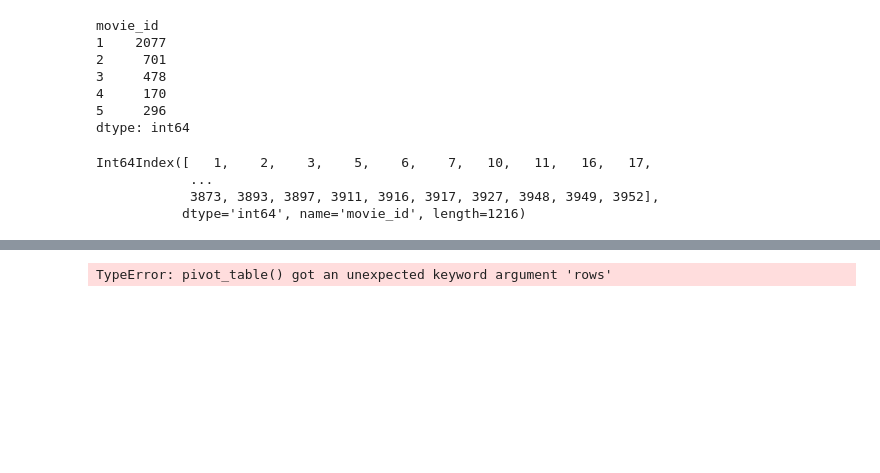
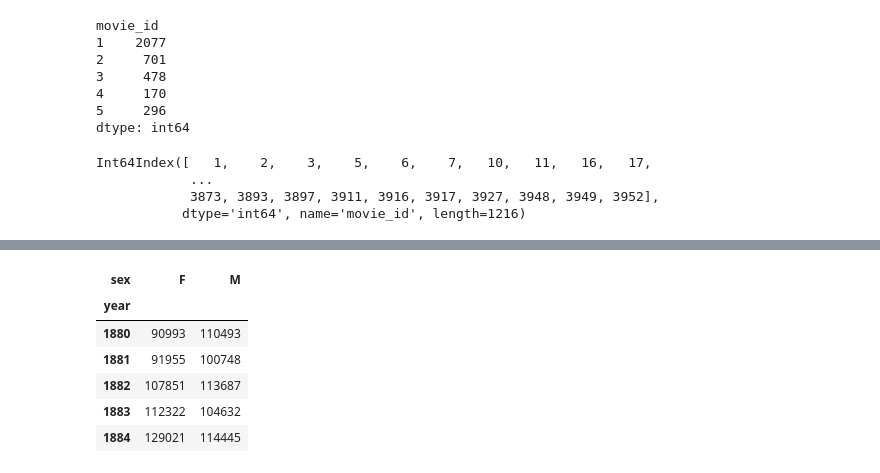
Before and after one commit to siddshah101/pydata-book, a Jupyter notebook: Chapter 2.ipynb, the cells around one changed output, grey strips where cells are left out. Drawn from its saved outputs; the diff is of its cells as text; code cells hidden in the pictures; blank space fills up the shorter version.

```diff
--- a/Chapter 2.ipynb
+++ b/Chapter 2.ipynb
@@ -257,8 +261,15 @@ names.head()
 | 3 | Elizabeth | F | 1939 | 1880 |
 | 4 | Minnie | F | 1746 | 1880 |
 # %%
-total_births = names.pivot_table('birth',rows = 'year',cols = 'sex', aggfunc = 'sum')
+total_births = pd.pivot_table(names,values = 'births',index = 'year',columns = 'sex', aggfunc = 'sum')
+total_births.head()
 # %% [output]
-TypeError: pivot_table() got an unexpected keyword argument 'rows'
+| sex | F | M |
+| year |  |  |
+| 1880 | 90993 | 110493 |
+| 1881 | 91955 | 100748 |
+| 1882 | 107851 | 113687 |
+| 1883 | 112322 | 104632 |
+| 1884 | 129021 | 114445 |
 # %%
 def add_prop(group):
```
Also changed, not shown: parts of 11 cells of this notebook.
